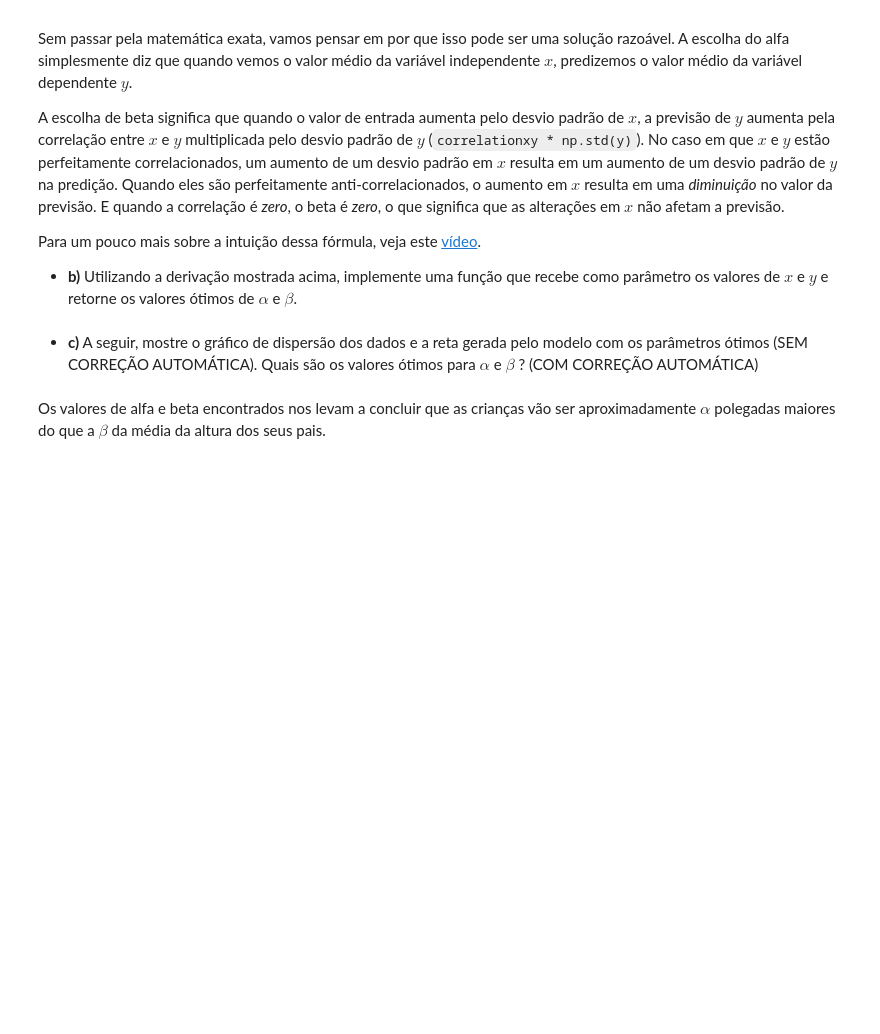
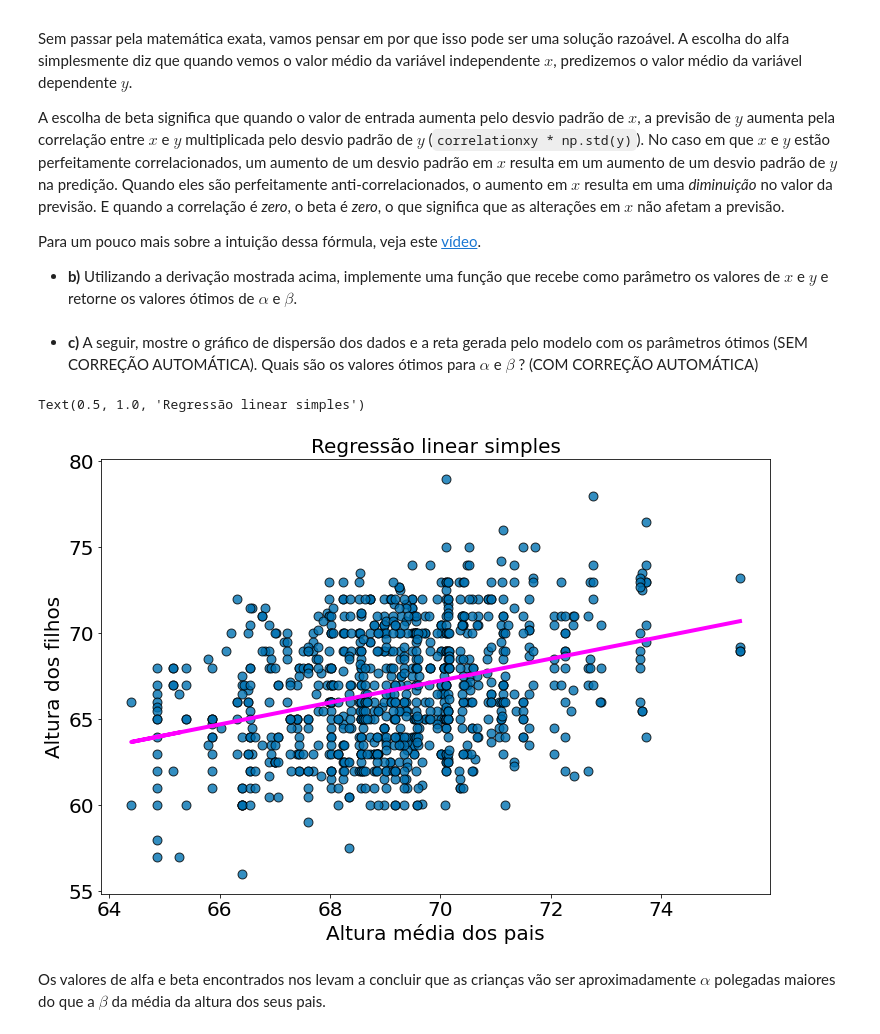
Before and after one commit to nuttka/icd, a Jupyter notebook: lista7.ipynb, the cells around one changed output. Cells and saved outputs as stored; diff of their text form; code cells hidden in the pictures; blank space fills up the shorter version.

```diff
--- a/lista7.ipynb
+++ b/lista7.ipynb
@@ -333,30 +336,33 @@ A escolha de beta significa que quando o valor de entrada aumenta pelo desvio pa
 
 Para um pouco mais sobre a intuição dessa fórmula, veja este [vídeo](https://www.khanacademy.org/math/ap-statistics/bivariate-data-ap/least-squares-regression/v/calculating-the-equation-of-a-regression-line).
 * **b)** Utilizando a derivação mostrada acima, implemente uma função que recebe como parâmetro os valores de $x$ e $y$ e retorne os valores ótimos de $\alpha$ e $\beta$.
-# %%
-def least_squares_fit(x, y):
-  # SEU CODIGO AQUI
-  # deve retornar alpha, beta
-  return
+# %%
+def least_squares_fit(x, y):
+    correlationxy = ss.pearsonr(x, y)[0]
+    beta = correlationxy * np.std(y, ddof=1) / np.std(x, ddof=1)
+    alpha = np.mean(y) - beta * np.mean(x)
+    return alpha, beta
 # %% [markdown]
 * **c)** A seguir, mostre o gráfico de dispersão dos dados e a reta gerada pelo modelo com os parâmetros ótimos (SEM CORREÇÃO AUTOMÁTICA). Quais são os valores ótimos para $\alpha$ e $\beta$ ? (COM CORREÇÃO AUTOMÁTICA)
 # %%
 x = df['midparentHeight'].values
 y = df['childHeight'].values
 
 alpha, beta = least_squares_fit(x, y)
 
 assert_equal(round(alpha, 2), 22.64)
 assert_equal(round(beta, 2), 0.64)
 
-# GABARITO GRÁFICO DISPERSÃO
-# y_model = beta * x + alpha
+y_model = beta * x + alpha
 
-# plt.scatter(x, y, alpha=0.8, edgecolors='k', s=80)
-# plt.plot(x, y_model, color='magenta')
-# plt.xlabel('Altura média dos pais')
-# plt.ylabel('Altura dos filhos')
-# plt.title('Regressão linear simples')
+plt.scatter(x, y, alpha=0.8, edgecolors='k', s=80)
+plt.plot(x, y_model, color='magenta')
+plt.xlabel('Altura média dos pais')
+plt.ylabel('Altura dos filhos')
+plt.title('Regressão linear simples')
+# %% [output]
+Text(0.5, 1.0, 'Regressão linear simples')
+[figure, added]
 # %% [markdown]
 Os valores de alfa e beta encontrados nos levam a concluir que as crianças vão ser aproximadamente $\alpha$ polegadas maiores do que a $\beta$ da média da altura dos seus pais.
 # %% [markdown]
```
Also changed, not shown: parts of 10 cells of this notebook, 1 other file.
